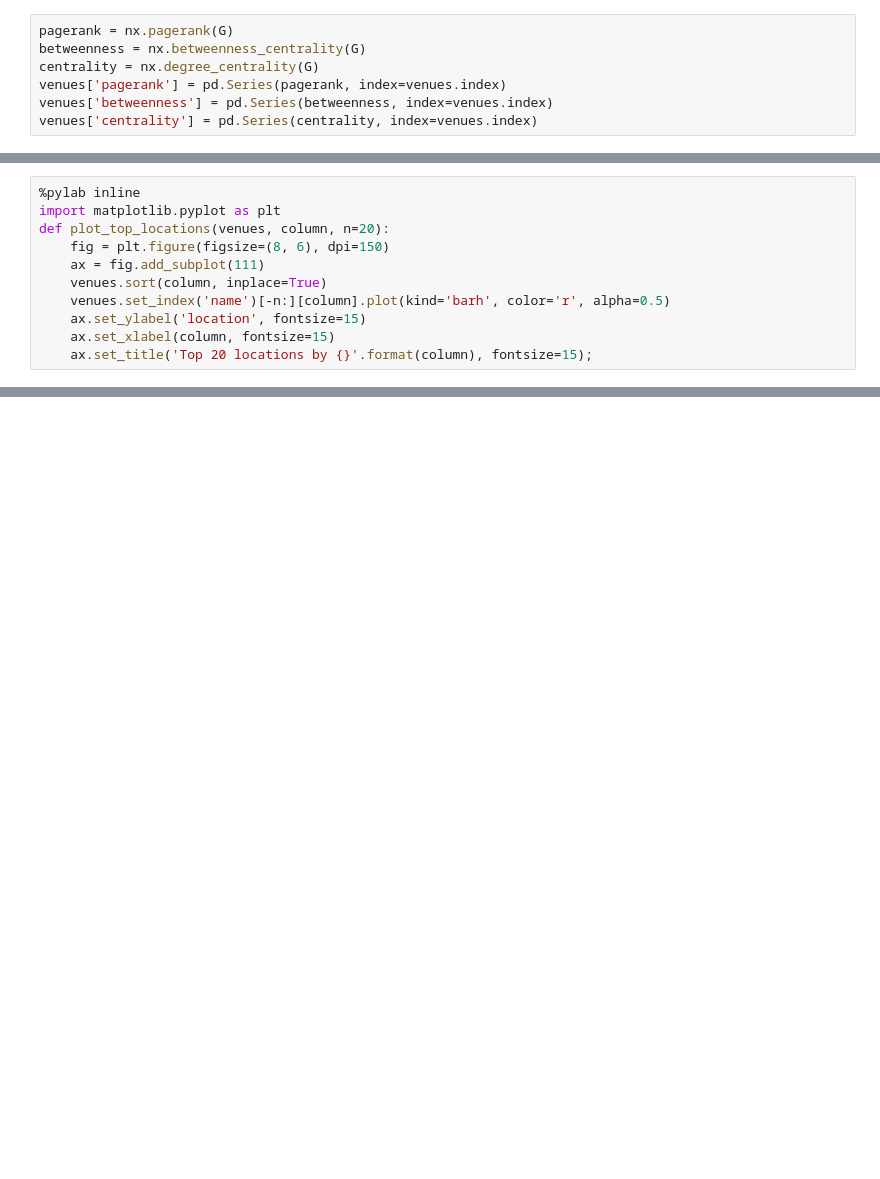
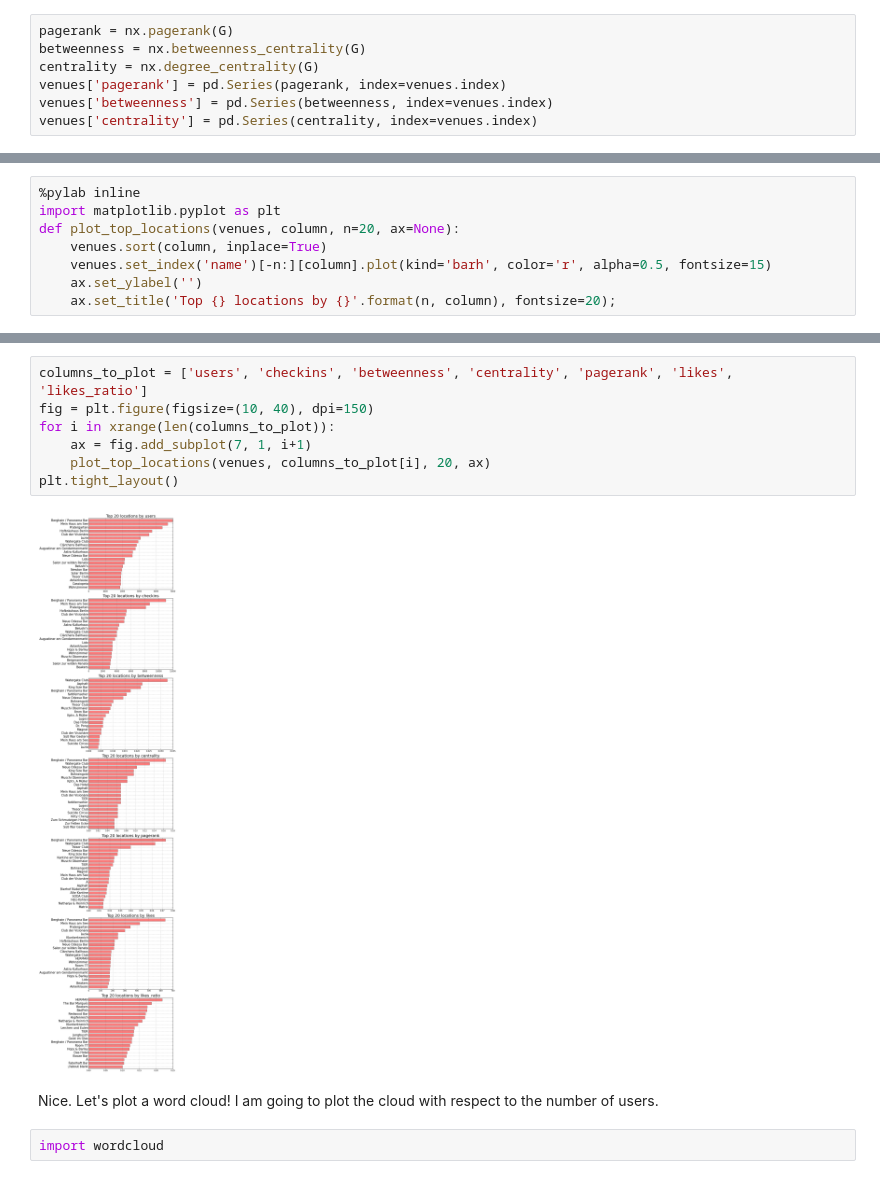
Before and after one commit to neocortex/notebooks, a Jupyter notebook: foursquare/2--Berlin Nightlife.ipynb, the cells around one changed output, grey strips where cells are left out. Cells and saved outputs as stored; diff of their text form; blank space fills up the shorter version.

```diff
--- a/foursquare/2--Berlin Nightlife.ipynb
+++ b/foursquare/2--Berlin Nightlife.ipynb
@@ -114,13 +155,10 @@ venues['centrality'] = pd.Series(centrality, index=venues.index)
 # %%
 %pylab inline
 import matplotlib.pyplot as plt
-def plot_top_locations(venues, column, n=20):
-    fig = plt.figure(figsize=(8, 6), dpi=150)
-    ax = fig.add_subplot(111)
+def plot_top_locations(venues, column, n=20, ax=None):
     venues.sort(column, inplace=True)
-    venues.set_index('name')[-n:][column].plot(kind='barh', color='r', alpha=0.5)
-    ax.set_ylabel('location', fontsize=15)
-    ax.set_xlabel(column, fontsize=15)
-    ax.set_title('Top 20 locations by {}'.format(column), fontsize=15);
+    venues.set_index('name')[-n:][column].plot(kind='barh', color='r', alpha=0.5, fontsize=15)
+    ax.set_ylabel('')
+    ax.set_title('Top {} locations by {}'.format(n, column), fontsize=20);
 # %% [output]
 Populating the interactive namespace from numpy and matplotlib
@@ -140,0 +165,13 @@ plot_top_locations(venues, 'pagerank', 20)
+# %%
+columns_to_plot = ['users', 'checkins', 'betweenness', 'centrality', 'pagerank', 'likes', 'likes_ratio']
+fig = plt.figure(figsize=(10, 40), dpi=150)
+for i in xrange(len(columns_to_plot)):
+    ax = fig.add_subplot(7, 1, i+1)
+    plot_top_locations(venues, columns_to_plot[i], 20, ax)
+plt.tight_layout()
+# %% [output]
+[figure, added]
+# %% [markdown]
+Nice. Let's plot a word cloud! I am going to plot the cloud with respect to the number of users.
+# %%
+import wordcloud
```
Also changed, not shown: parts of 44 cells of this notebook, 3 other files.
